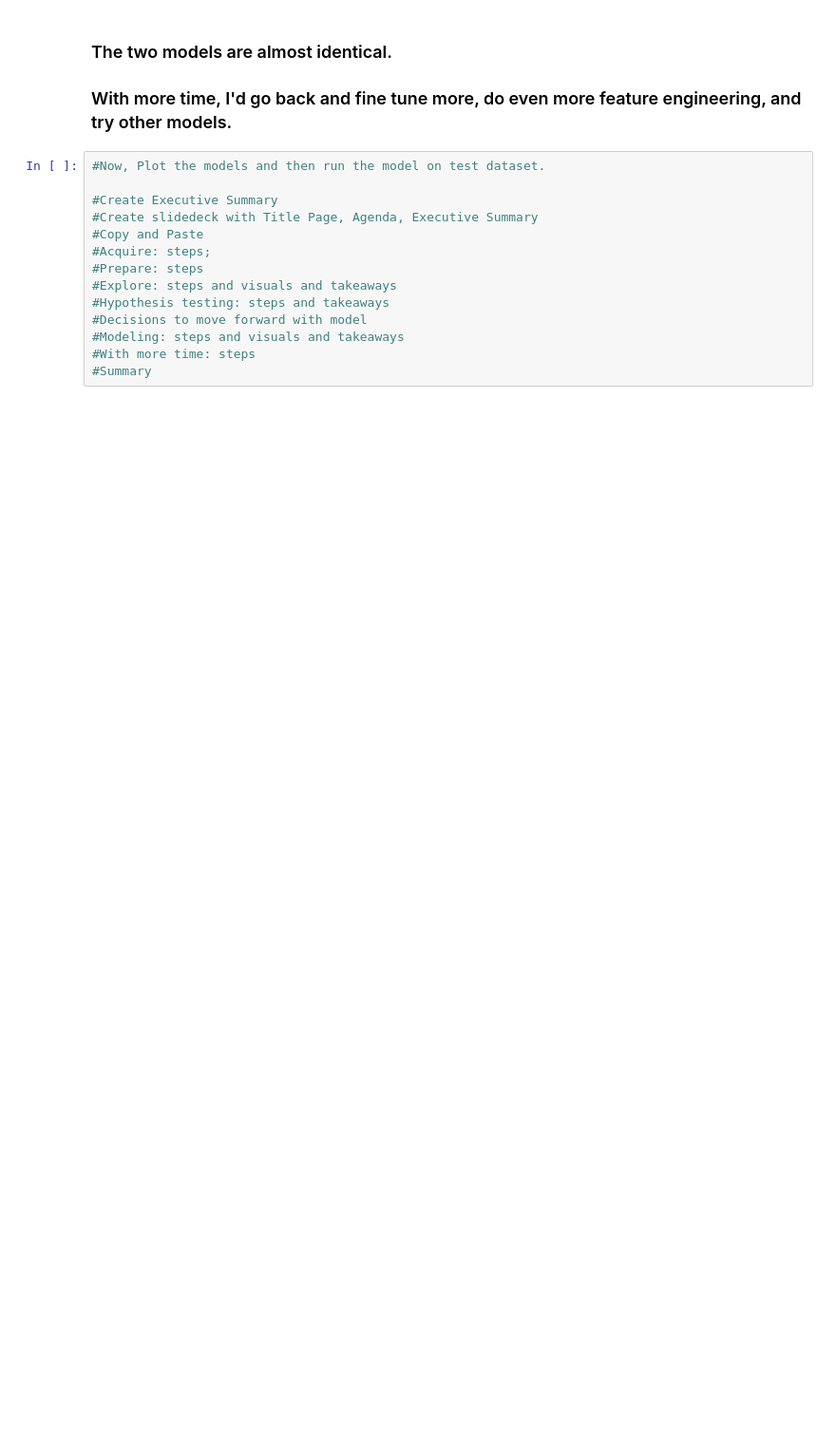
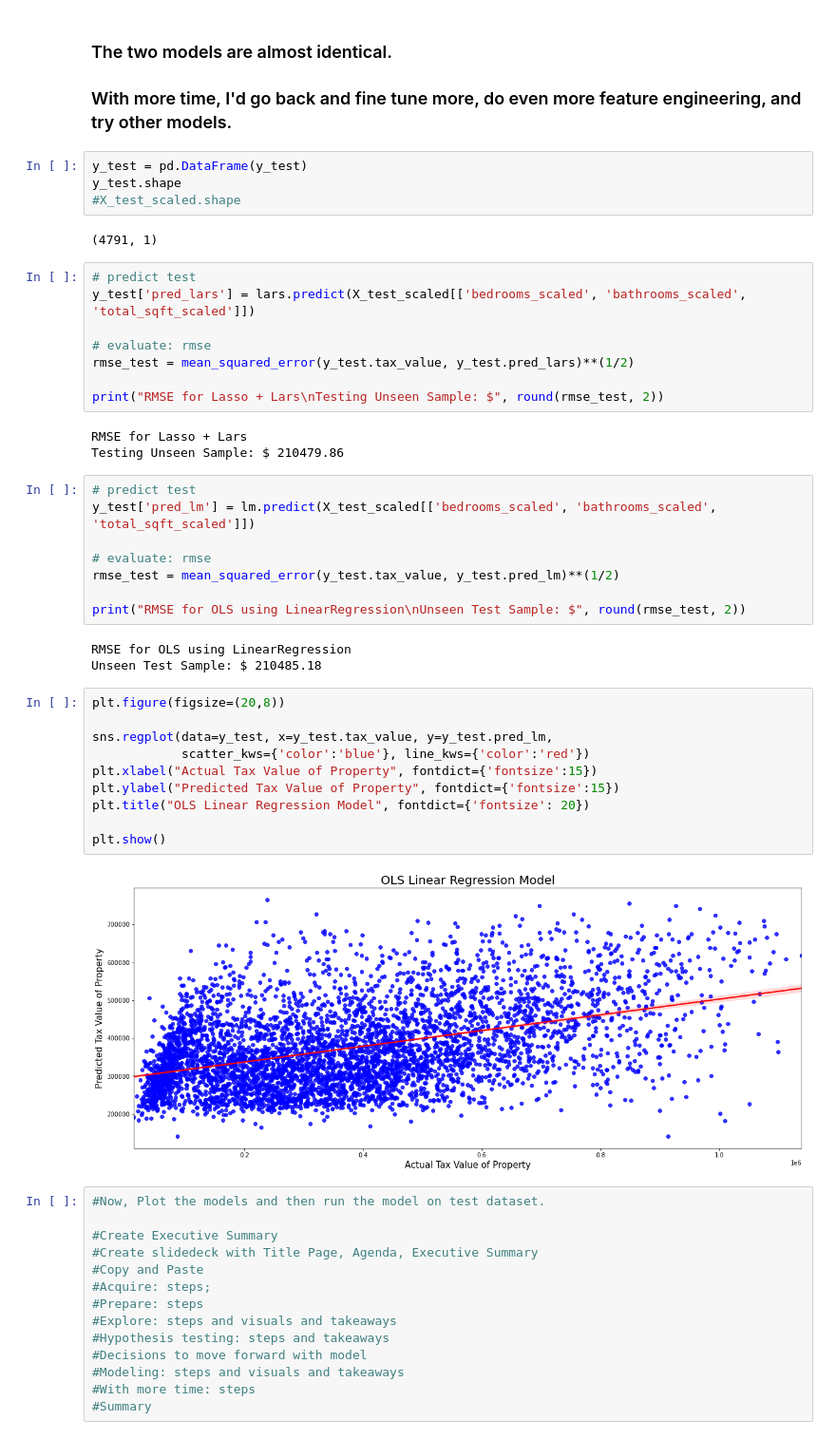
Before and after one commit to Brooke-Holyoak/zillow_regression_project, a Jupyter notebook: explore.ipynb, the cells around one changed output. Shown at 95% size. Saved outputs shown, nothing was run; the diff lists cells and outputs as text; blank space fills up the shorter version.

```diff
--- a/explore.ipynb
+++ b/explore.ipynb
@@ -723,6 +791,46 @@ Validation/Out-of-Sample:  212913.06322833133
 # %% [markdown]
 ### The two models are almost identical.
 ### With more time, I'd go back and fine tune more, do even more feature engineering, and try other models.
+# %%
+y_test = pd.DataFrame(y_test)
+y_test.shape
+#X_test_scaled.shape
+# %% [output]
+(4791, 1)
+# %%
+# predict test
+y_test['pred_lars'] = lars.predict(X_test_scaled[['bedrooms_scaled', 'bathrooms_scaled', 'total_sqft_scaled']])
+
+# evaluate: rmse
+rmse_test = mean_squared_error(y_test.tax_value, y_test.pred_lars)**(1/2)
+
+print("RMSE for Lasso + Lars\nTesting Unseen Sample: $", round(rmse_test, 2))
+# %% [output]
+RMSE for Lasso + Lars
+Testing Unseen Sample: $ 210479.86
+# %%
+# predict test
+y_test['pred_lm'] = lm.predict(X_test_scaled[['bedrooms_scaled', 'bathrooms_scaled', 'total_sqft_scaled']])
+
+# evaluate: rmse
+rmse_test = mean_squared_error(y_test.tax_value, y_test.pred_lm)**(1/2)
+
+print("RMSE for OLS using LinearRegression\nUnseen Test Sample: $", round(rmse_test, 2))
+# %% [output]
+RMSE for OLS using LinearRegression
+Unseen Test Sample: $ 210485.18
+# %%
+plt.figure(figsize=(20,8))
+
+sns.regplot(data=y_test, x=y_test.tax_value, y=y_test.pred_lm,
+            scatter_kws={'color':'blue'}, line_kws={'color':'red'})
+plt.xlabel("Actual Tax Value of Property", fontdict={'fontsize':15})
+plt.ylabel("Predicted Tax Value of Property", fontdict={'fontsize':15})
+plt.title("OLS Linear Regression Model", fontdict={'fontsize': 20})
+
+plt.show()
+# %% [output]
+[figure, added]
 # %%
 #Now, Plot the models and then run the model on test dataset.
 
```
Also changed, not shown: parts of 19 cells of this notebook.
